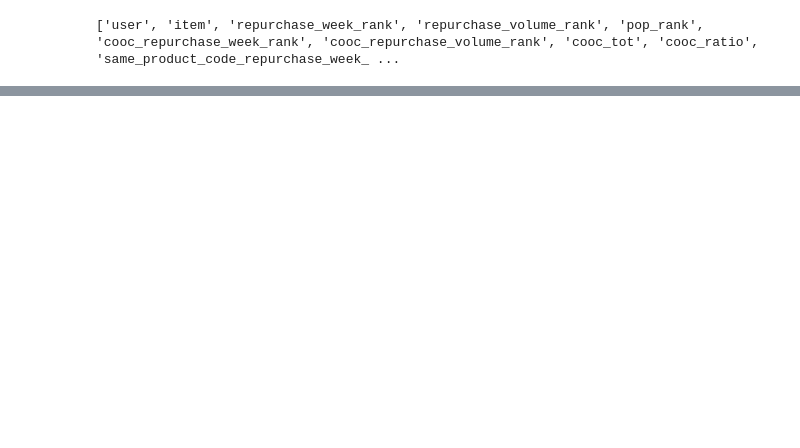
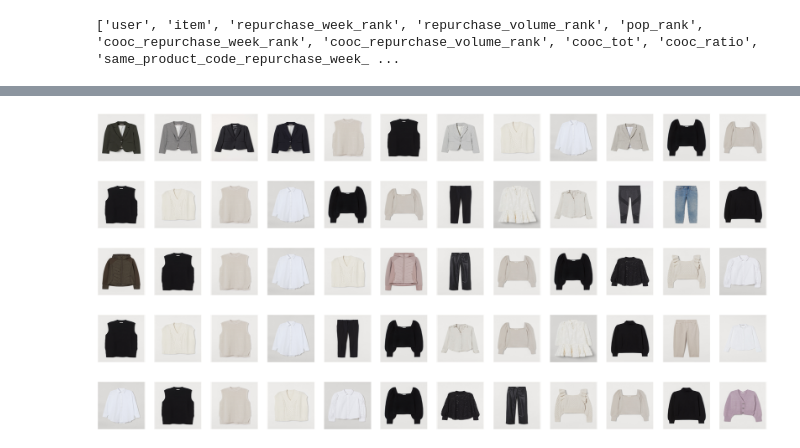
Before and after one commit to ryowk/kaggle-h-and-m-personalized-fashion-recommendations, a Jupyter notebook: eda.ipynb, the cells around one changed output, grey strips where cells are left out. Saved outputs shown, nothing was run; the diff lists cells and outputs as text; code cells hidden in the pictures; blank space fills up the shorter version.

```diff
--- a/eda.ipynb
+++ b/eda.ipynb
@@ -452,0 +504,14 @@ mapk(merged['gt'], merged['item'])
+# %%
+hoge = transactions.query("week >= 1").groupby(['user', 'item'])['week'].min().reset_index(name='user_item_week_min')
+hoge['user_item_week_min'] -= 1
+candidates = candidates.merge(hoge, on=['user', 'item'], how='left')
+# %%
+hoge = transactions.query("1 <= week <= 1").groupby(['user', 'item']).size().reset_index(name='user_item_volume')
+candidates = candidates.merge(hoge, on=['user', 'item'], how='left')
+# %%
+candidates['pred'] = model.predict(candidates[feature_columns])
+pred_user_item_pred = candidates.groupby(['user', 'item'])['pred'].max().reset_index()
+# %%
+pred_user_item_pred = pred_user_item_pred.sort_values(by=['user', 'pred'], ascending=False).reset_index(
+    drop=True).groupby('user')['item'].apply(lambda x: list(x)[:12]).reset_index()
+pred_user_item_pred
@@ -452,0 +532,9 @@ mapk(merged['gt'], merged['item'])
+# %%
+for i in range(5):
+    plot_images(dataset, pred_user_item_pred['item'][i])
+# %% [output]
+[figure, added]
+[figure, added]
+[figure, added]
+[figure, added]
+[figure, added]
```
Also changed, not shown: parts of 26 cells of this notebook.
